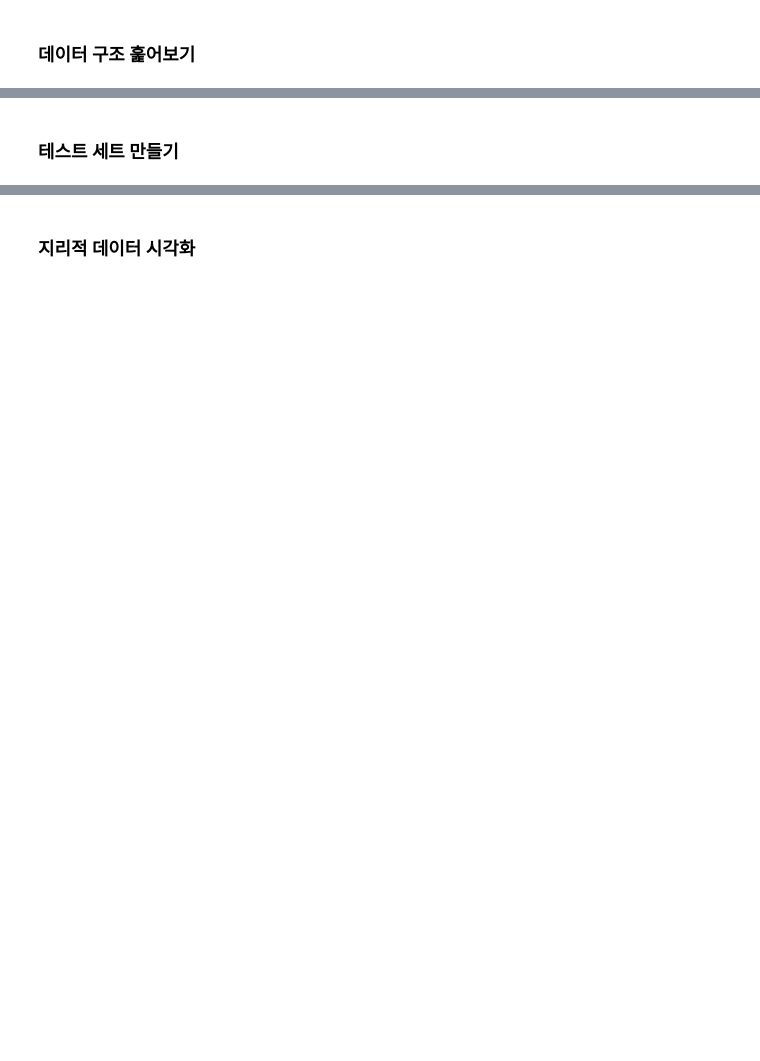
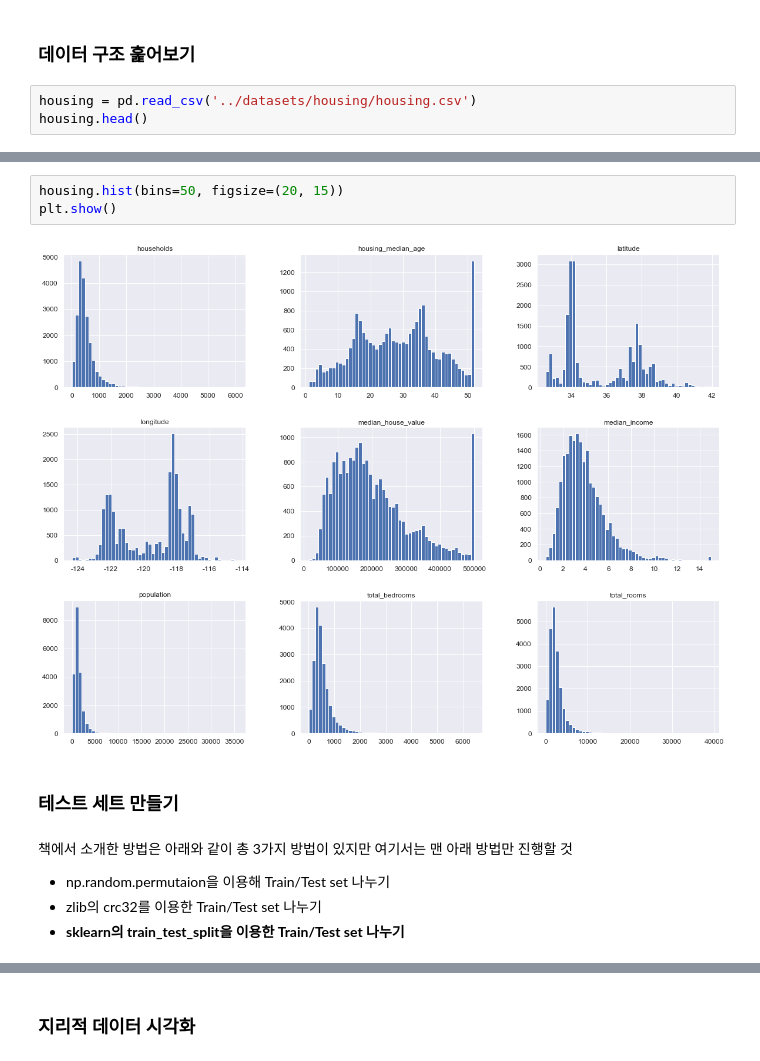
Before and after one commit to High-East/Hands-On-MachineLearning, a Jupyter notebook: Chap02-머신러닝 프로젝트 처음부터 끝까지/Chap02 - 머신러닝 프로젝트 처음부터 끝까지.ipynb, the cells around one changed output, grey strips where cells are left out. Drawn from its saved outputs; the diff is of its cells as text; blank space fills up the shorter version.

```diff
--- a/Chap02-머신러닝 프로젝트 처음부터 끝까지/Chap02 - 머신러닝 프로젝트 처음부터 끝까지.ipynb
+++ b/Chap02-머신러닝 프로젝트 처음부터 끝까지/Chap02 - 머신러닝 프로젝트 처음부터 끝까지.ipynb
@@ -70,2 +91,5 @@ plt.rcParams['axes.unicode_minus'] = False
 # %% [markdown]
 ### 데이터 구조 훑어보기
+# %%
+housing = pd.read_csv('../datasets/housing/housing.csv')
+housing.head()
@@ -72,2 +133,13 @@ plt.rcParams['axes.unicode_minus'] = False
+# %%
+housing.hist(bins=50, figsize=(20, 15))
+plt.show()
+# %% [output]
+[figure, added]
 # %% [markdown]
 ### 테스트 세트 만들기
+# %% [markdown]
+책에서 소개한 방법은 아래와 같이 총 3가지 방법이 있지만 여기서는 맨 아래 방법만 진행할 것
+
+- np.random.permutaion을 이용해 Train/Test set 나누기
+- zlib의 crc32를 이용한 Train/Test set 나누기
+- **sklearn의 train_test_split을 이용한 Train/Test set 나누기**
```
Also changed, not shown: parts of 39 cells of this notebook, 1 other file.
